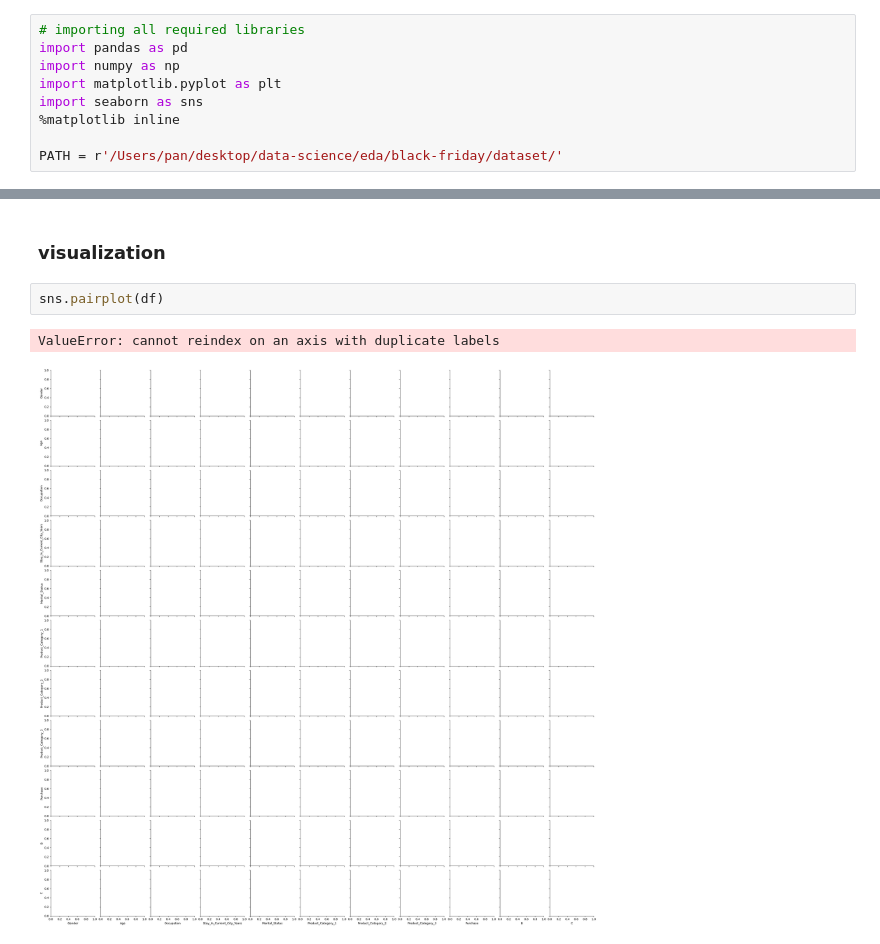
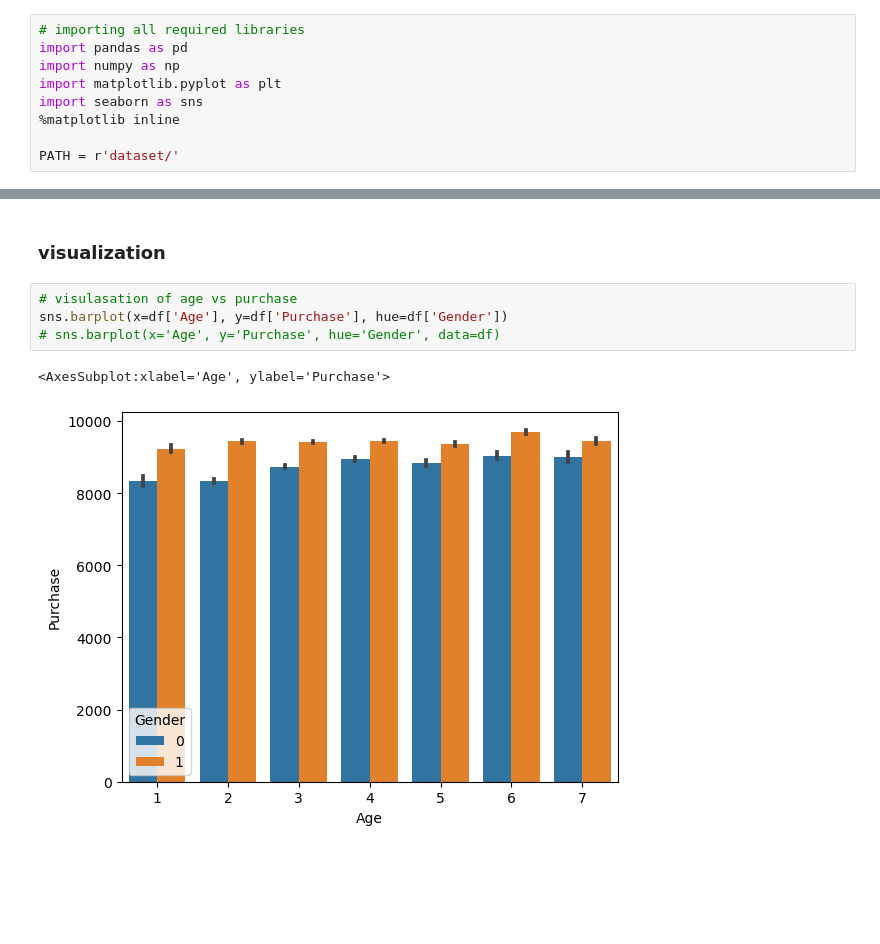
Before and after one commit to pythonpioneer/Data-Science, a Jupyter notebook: EDA/Black-friday/Untitled.ipynb, the cells around one changed output, grey strips where cells are left out. Saved outputs shown, nothing was run; the diff lists cells and outputs as text; blank space fills up the shorter version.

```diff
--- a/EDA/Black-friday/Untitled.ipynb
+++ b/EDA/Black-friday/Untitled.ipynb
@@ -8,7 +8,7 @@ import matplotlib.pyplot as plt
 import seaborn as sns
 %matplotlib inline
 
-PATH = r'/Users/pan/desktop/data-science/eda/black-friday/dataset/'
+PATH = r'dataset/'
 # %% [markdown]
 <h2>Problem Statement</h2><br>
 
@@ -339,7 +337,9 @@ memory usage: 67.3+ MB
 # %% [markdown]
 ### visualization
 # %%
-sns.pairplot(df)
+# visulasation of age vs purchase
+sns.barplot(x=df['Age'], y=df['Purchase'], hue=df['Gender'])
+# sns.barplot(x='Age', y='Purchase', hue='Gender', data=df)
 # %% [output]
-ValueError: cannot reindex on an axis with duplicate labels
+<AxesSubplot:xlabel='Age', ylabel='Purchase'>
-[figure, old version]
+[figure, new version]
```
Also changed, not shown: parts of 8 cells of this notebook.
